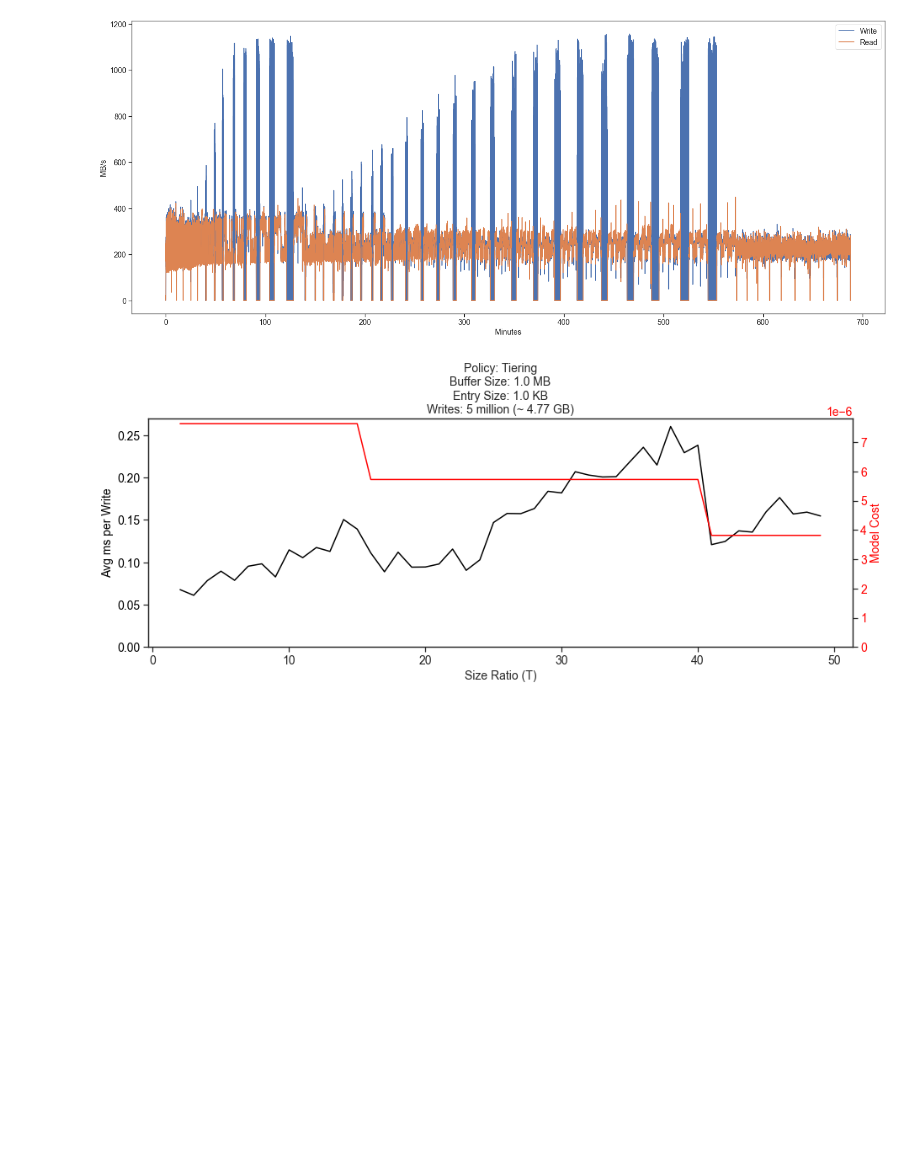
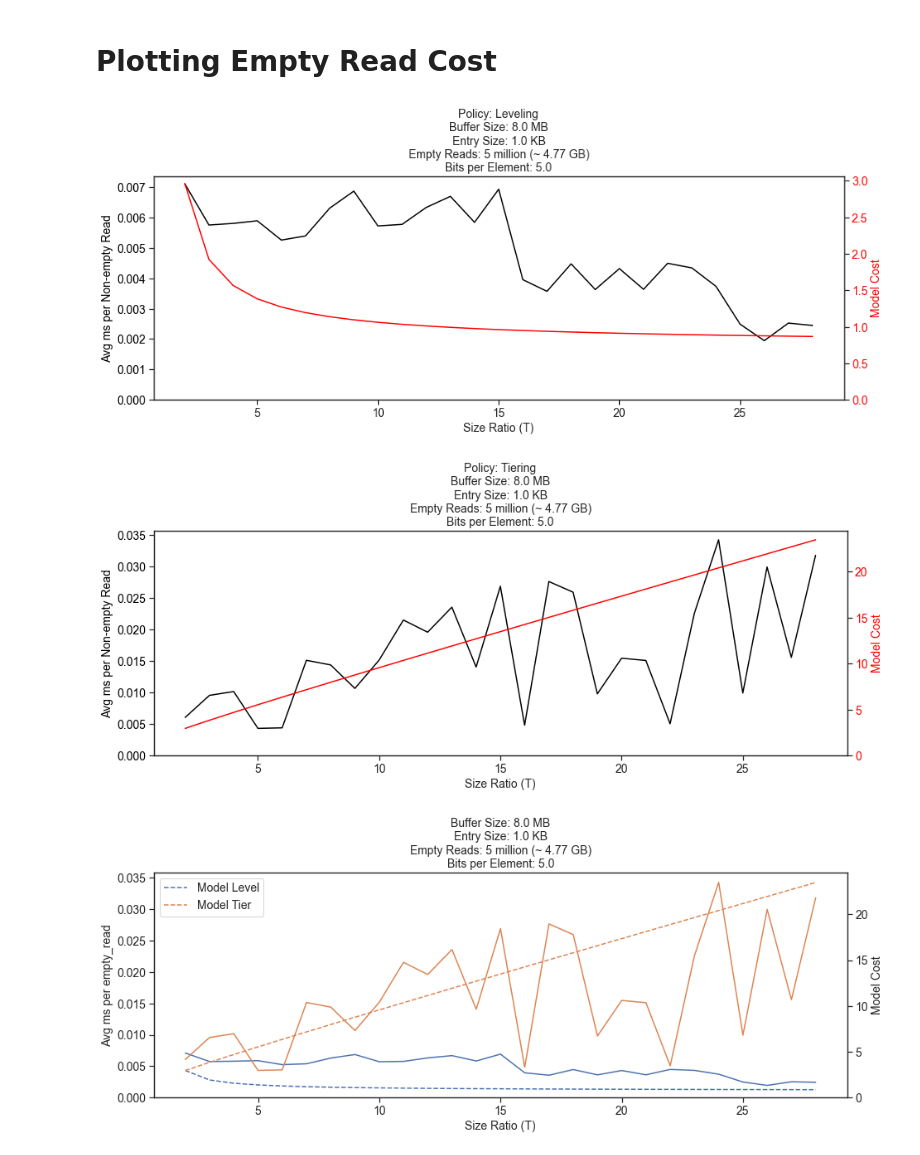
Before and after one commit to Ephoris/rocksdb-robust, a Jupyter notebook: script/visualization/cost_func_graph.ipynb, the cells around one changed output. Drawn from its saved outputs; the diff is of its cells as text; code cells hidden in the pictures; blank space fills up the shorter version.

```diff
--- a/script/visualization/cost_func_graph.ipynb
+++ b/script/visualization/cost_func_graph.ipynb
@@ -160,38 +340,2 @@ _ = plot_diff(df1, df2)
-# %%
-def convert(x):
-    if x[-1] == 'M':
-        return int(x[:-1])
-    elif x[-1] == 'k':
-        return int(x[:-1]) / 1024
-    else:
-        return 0
-
-pattern = r'\d+-\d+ \d+:\d+:\d+\|\s+(\d+[Mk ])\s+(\d+[Mk ])'
-prog = re.compile(pattern)
-find_rw = lambda s : ('0 ', '0 ') if prog.findall(s) == [] else prog.findall(s)[0]
-convert_tup = lambda t : (convert(t[0]), convert(t[1]))
-
-with open('../../data/15.diskio.data') as fid:
-    diskio = fid.read()
-    diskio = diskio.split('\n')
-    diskio = diskio[2:]
-    diskio = list(map(find_rw, diskio))
-    diskio = list(map(convert_tup, diskio))
-
-diskio = [{'read' : rw[0], 'write' : rw[1]} for rw in diskio]
-diskio = pd.DataFrame(diskio)
-
-def plot(df):
-    fig, ax = plt.subplots(figsize=(25,10))
-    ax.plot(df.index.values / 60, df['write'], label='Write')
-    ax.plot(df.index.values / 60, df['read'], label='Read')
-    ax.set_ylabel('MB/s')
-    ax.set_xlabel('Minutes')
-    ax.legend()
-
-_ = plot(diskio)
-df2 = read_data('../../data/15.csv')
-_ = plot_cost_ratio(df2)
-# %% [output]
-[figure, removed]
-[figure, removed]
+# %% [markdown]
+# Plotting Empty Read Cost
@@ -197,0 +409,14 @@ _ = plot_cost_ratio(df2)
+# %%
+set_style()
+
+df1 = read_data('../../data/22.csv')
+_ = plot_empty_read_cost_ratio(df1)
+
+df2 = read_data('../../data/23.csv')
+_ = plot_empty_read_cost_ratio(df2)
+
+_ = plot_empty_read_diff(df1, df2)
+# %% [output]
+[figure, added]
+[figure, added]
+[figure, added]
```
Also changed, not shown: parts of 12 cells of this notebook, 2 other files.
